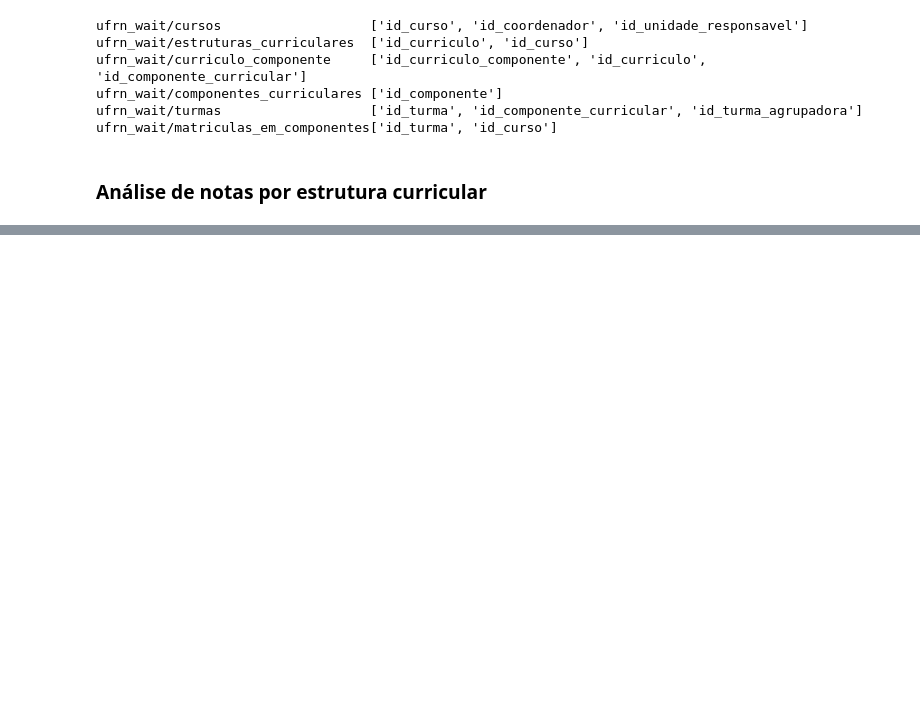
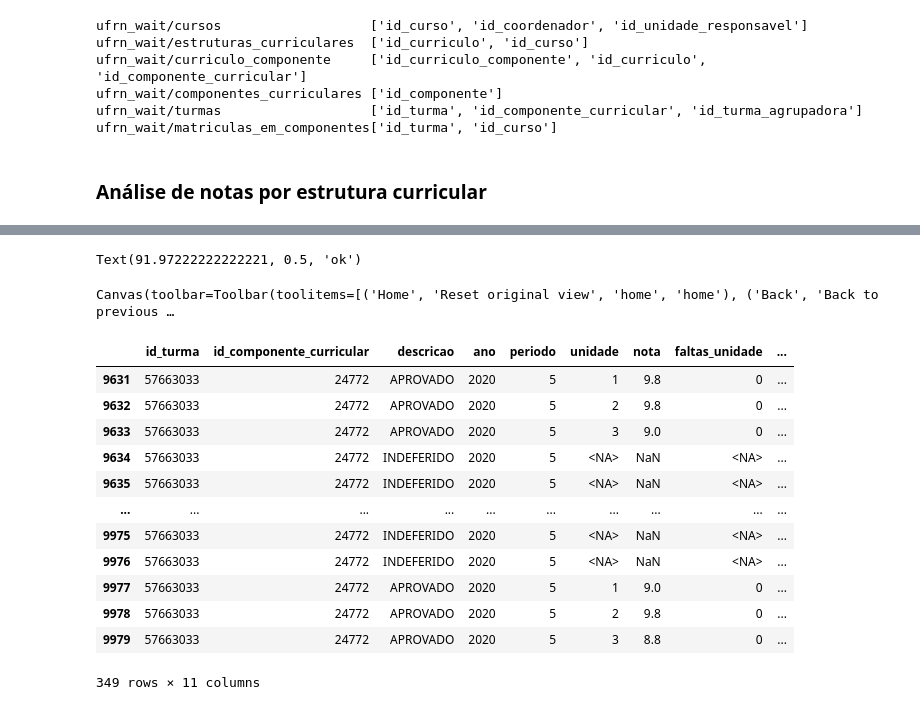
Before and after one commit to josegoisgit/dadosbook, a Jupyter notebook: aac_transform.ipynb, the cells around one changed output, grey strips where cells are left out. Saved outputs shown, nothing was run; the diff lists cells and outputs as text; code cells hidden in the pictures; blank space fills up the shorter version.

```diff
--- a/aac_transform.ipynb
+++ b/aac_transform.ipynb
@@ -82,0 +71,2 @@ ect_cc.id_componente_curricular
+# %%
+E = D[['id_turma','id_componente_curricular','descricao','ano','periodo','unidade','nota','faltas_unidade','nome','id_curso','discente']]
@@ -82,0 +89,5 @@ ect_cc.id_componente_curricular
+# %%
+a = np.empty((3,5),np.float)
+
+
+a
@@ -82,0 +98,2 @@ ect_cc.id_componente_curricular
+# %%
+a[0] = np()
@@ -82,0 +144,27 @@ ect_cc.id_componente_curricular
+# %%
+for a,ano in enumerate(E.ano.unique()):
+    _a = E[E.ano==ano]
+    print(a,ano,sep=':',end=' ')
+    for p,periodo in enumerate(_a.periodo.unique()):
+        print(periodo,end='\n')
+        _ap = _a[_a.periodo==periodo];
+        u_i = _ap.id_turma.unique()
+
+        for t,turma_id in enumerate(u_i):
+            #print('\t',turma_id,end=':')
+            _apt = _ap[_ap.id_turma == turma_id];
+            _apt = _apt[~(_apt.descricao == 'INDEFERIDO')]
+            _apt = _apt[~pd.isna(_apt.unidade)]
+            for u,unidade in enumerate(_apt.unidade.unique()):
+                #print(unidade,end=', ')
+                _aptu = _apt[(_apt.unidade == unidade)]
+                i = i_e[_aptu.id_componente_curricular.iloc[0]]
+                z[i][a][p][u] = np.nanmean(_aptu.nota)
+                #z[i][a][p][u] = _aptu.nota
+
+                #c = c + 1
+                #break
+            #break
+        #break
+    #break
+    print('',end='\n')
@@ -413,0 +687,25 @@ for turma_id in ect_turmas.id_turma:
+# %%
+axes.set_ylabel('ok')
+# %% [output]
+Text(91.97222222222221, 0.5, 'ok')
+# %%
+set_label('ok')
+plt.draw()
+# %% [output]
+Canvas(toolbar=Toolbar(toolitems=[('Home', 'Reset original view', 'home', 'home'), ('Back', 'Back to previous …
+# %%
+np.nanmean(_apt.nota.to_numpy())
+# %% [output]
+|  | id_turma | id_componente_curricular | descricao | ano | periodo | unidade | nota | faltas_unidade | ... |
+| 9631 | 57663033 | 24772 | APROVADO | 2020 | 5 | 1 | 9.8 | 0 | ... |
+| 9632 | 57663033 | 24772 | APROVADO | 2020 | 5 | 2 | 9.8 | 0 | ... |
+| 9633 | 57663033 | 24772 | APROVADO | 2020 | 5 | 3 | 9.0 | 0 | ... |
+| 9634 | 57663033 | 24772 | INDEFERIDO | 2020 | 5 | <NA> | NaN | <NA> | ... |
+| 9635 | 57663033 | 24772 | INDEFERIDO | 2020 | 5 | <NA> | NaN | <NA> | ... |
+| ... | ... | ... | ... | ... | ... | ... | ... | ... | ... |
+| 9975 | 57663033 | 24772 | INDEFERIDO | 2020 | 5 | <NA> | NaN | <NA> | ... |
+| 9976 | 57663033 | 24772 | INDEFERIDO | 2020 | 5 | <NA> | NaN | <NA> | ... |
+| 9977 | 57663033 | 24772 | APROVADO | 2020 | 5 | 1 | 9.0 | 0 | ... |
+| 9978 | 57663033 | 24772 | APROVADO | 2020 | 5 | 2 | 9.8 | 0 | ... |
+| 9979 | 57663033 | 24772 | APROVADO | 2020 | 5 | 3 | 8.8 | 0 | ... |
+349 rows × 11 columns
```
Also changed, not shown: parts of 112 cells of this notebook.
